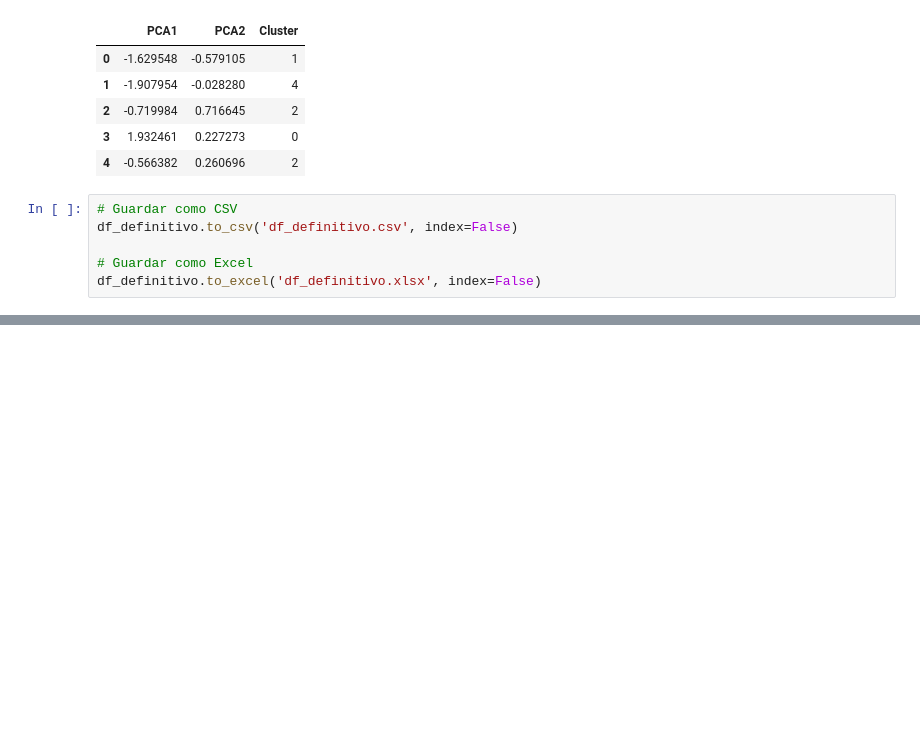
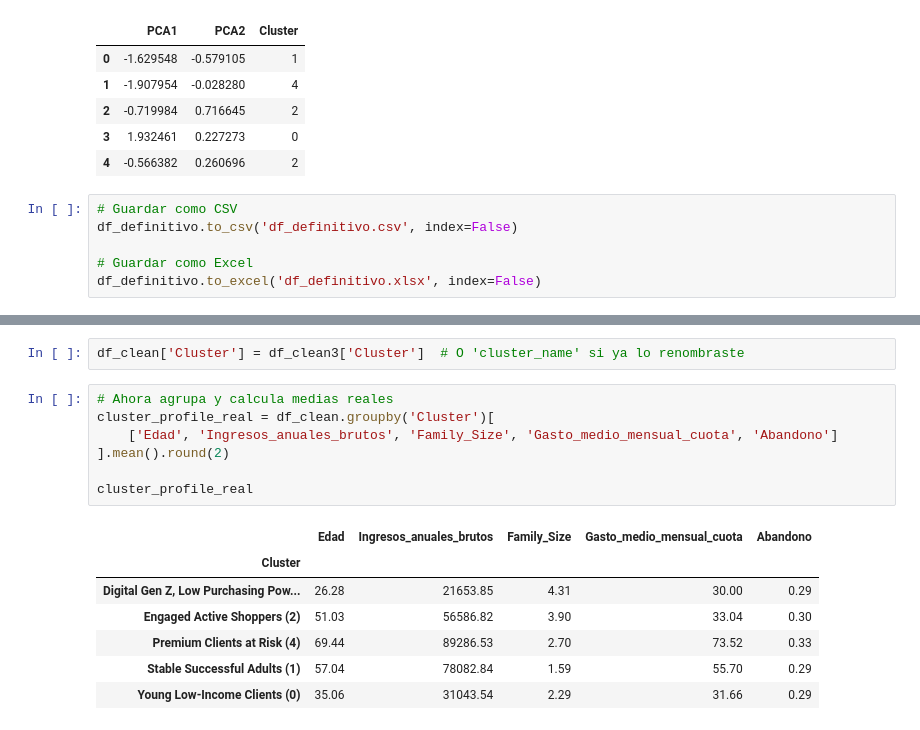
Before and after one commit to josean9/Caso2PCA, a Jupyter notebook: notebooks/analisisDatos.ipynb, the cells around one changed output, grey strips where cells are left out. Saved outputs shown, nothing was run; the diff lists cells and outputs as text; blank space fills up the shorter version.

```diff
--- a/notebooks/analisisDatos.ipynb
+++ b/notebooks/analisisDatos.ipynb
@@ -1080,0 +1119,17 @@ df_definitivo.to_excel('df_definitivo.xlsx', index=False)
+# %%
+df_clean['Cluster'] = df_clean3['Cluster']  # O 'cluster_name' si ya lo renombraste
+# %%
+# Ahora agrupa y calcula medias reales
+cluster_profile_real = df_clean.groupby('Cluster')[
+    ['Edad', 'Ingresos_anuales_brutos', 'Family_Size', 'Gasto_medio_mensual_cuota', 'Abandono']
+].mean().round(2)
+
+cluster_profile_real
+# %% [output]
+|  | Edad | Ingresos_anuales_brutos | Family_Size | Gasto_medio_mensual_cuota | Abandono |
+| Cluster |  |  |  |  |  |
+| Digital Gen Z, Low Purchasing Pow... | 26.28 | 21653.85 | 4.31 | 30.00 | 0.29 |
+| Engaged Active Shoppers (2) | 51.03 | 56586.82 | 3.90 | 33.04 | 0.30 |
+| Premium Clients at Risk (4) | 69.44 | 89286.53 | 2.70 | 73.52 | 0.33 |
+| Stable Successful Adults (1) | 57.04 | 78082.84 | 1.59 | 55.70 | 0.29 |
+| Young Low-Income Clients (0) | 35.06 | 31043.54 | 2.29 | 31.66 | 0.29 |
```
Also changed, not shown: parts of 5 cells of this notebook, 3 other files.
